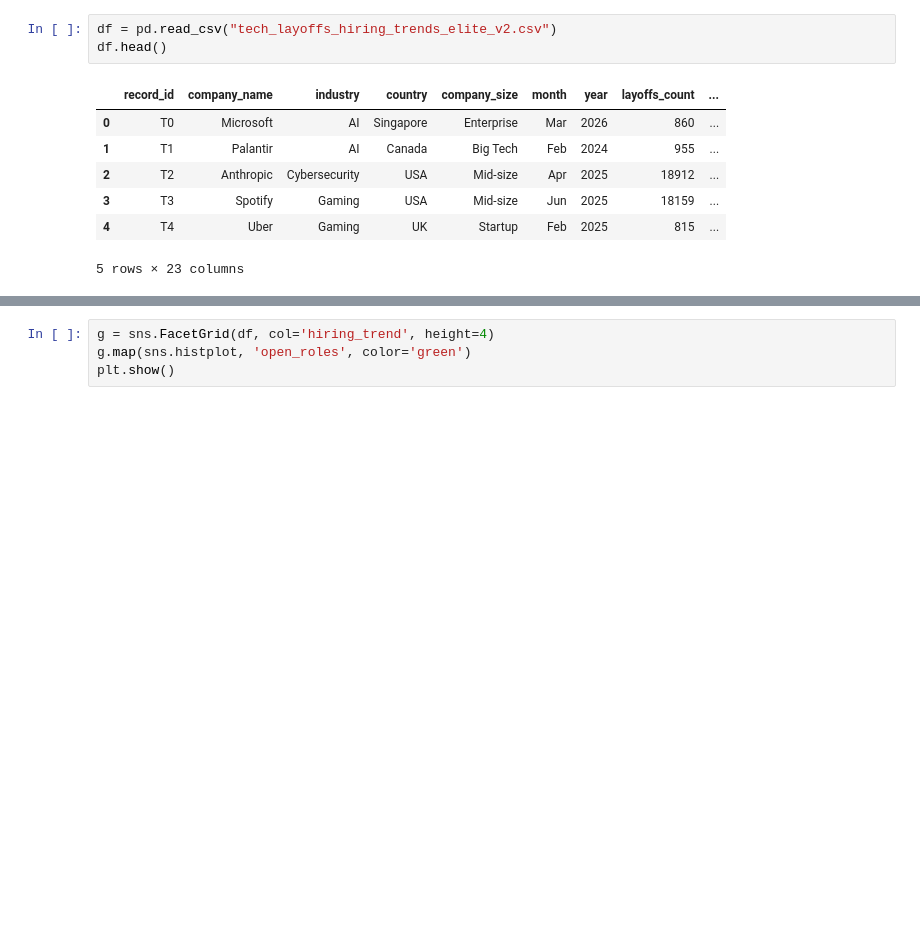
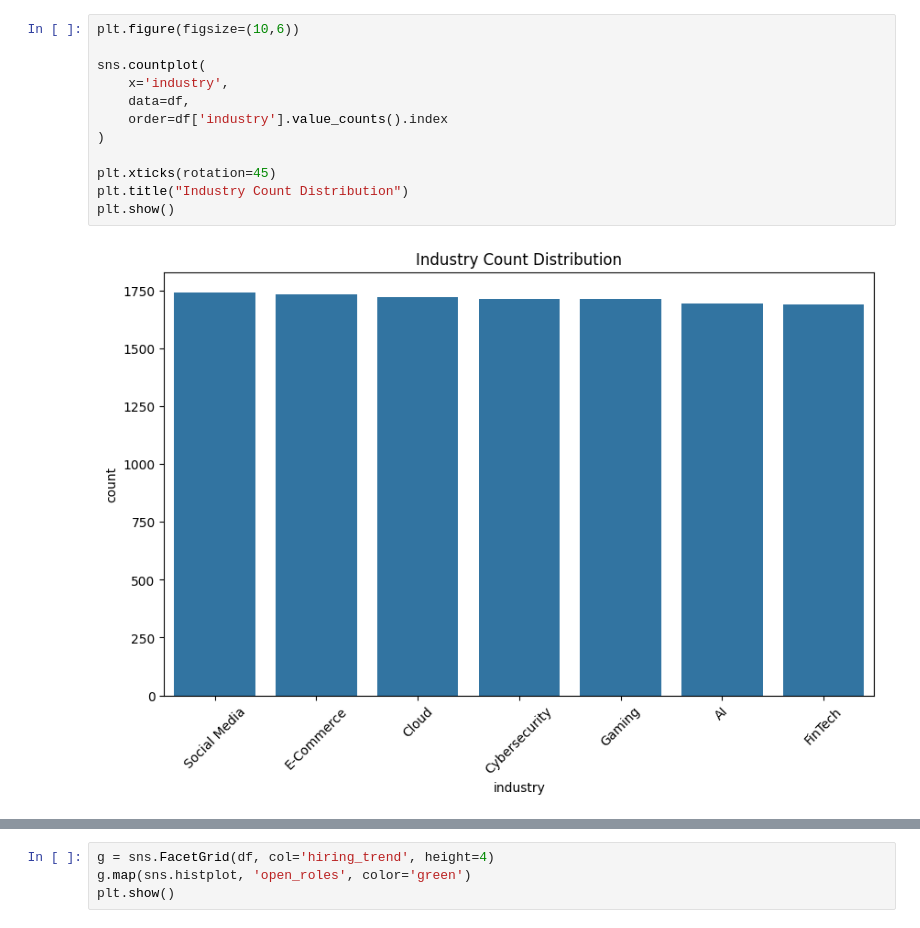
Before and after one commit to jeyasri-IT/Tech-Layoffs-Hiring-Trends-Analysis, a Jupyter notebook: layoffs.ipynb, the cells around one changed output, grey strips where cells are left out. Drawn from its saved outputs; the diff is of its cells as text; blank space fills up the shorter version.

```diff
--- a/layoffs.ipynb
+++ b/layoffs.ipynb
@@ -7,12 +29,15 @@ from sklearn.metrics import accuracy_score,classification_report,confusion_matri
 # %%
-df = pd.read_csv("tech_layoffs_hiring_trends_elite_v2.csv")
-df.head()
+plt.figure(figsize=(10,6))
+
+sns.countplot(
+    x='industry',
+    data=df,
+    order=df['industry'].value_counts().index
+)
+
+plt.xticks(rotation=45)
+plt.title("Industry Count Distribution")
+plt.show()
 # %% [output]
-|  | record_id | company_name | industry | country | company_size | month | year | layoffs_count | ... |
-| 0 | T0 | Microsoft | AI | Singapore | Enterprise | Mar | 2026 | 860 | ... |
-| 1 | T1 | Palantir | AI | Canada | Big Tech | Feb | 2024 | 955 | ... |
-| 2 | T2 | Anthropic | Cybersecurity | USA | Mid-size | Apr | 2025 | 18912 | ... |
-| 3 | T3 | Spotify | Gaming | USA | Mid-size | Jun | 2025 | 18159 | ... |
-| 4 | T4 | Uber | Gaming | UK | Startup | Feb | 2025 | 815 | ... |
-5 rows × 23 columns
+[figure, added]
 # %%
```
Also changed, not shown: parts of 11 cells of this notebook.
